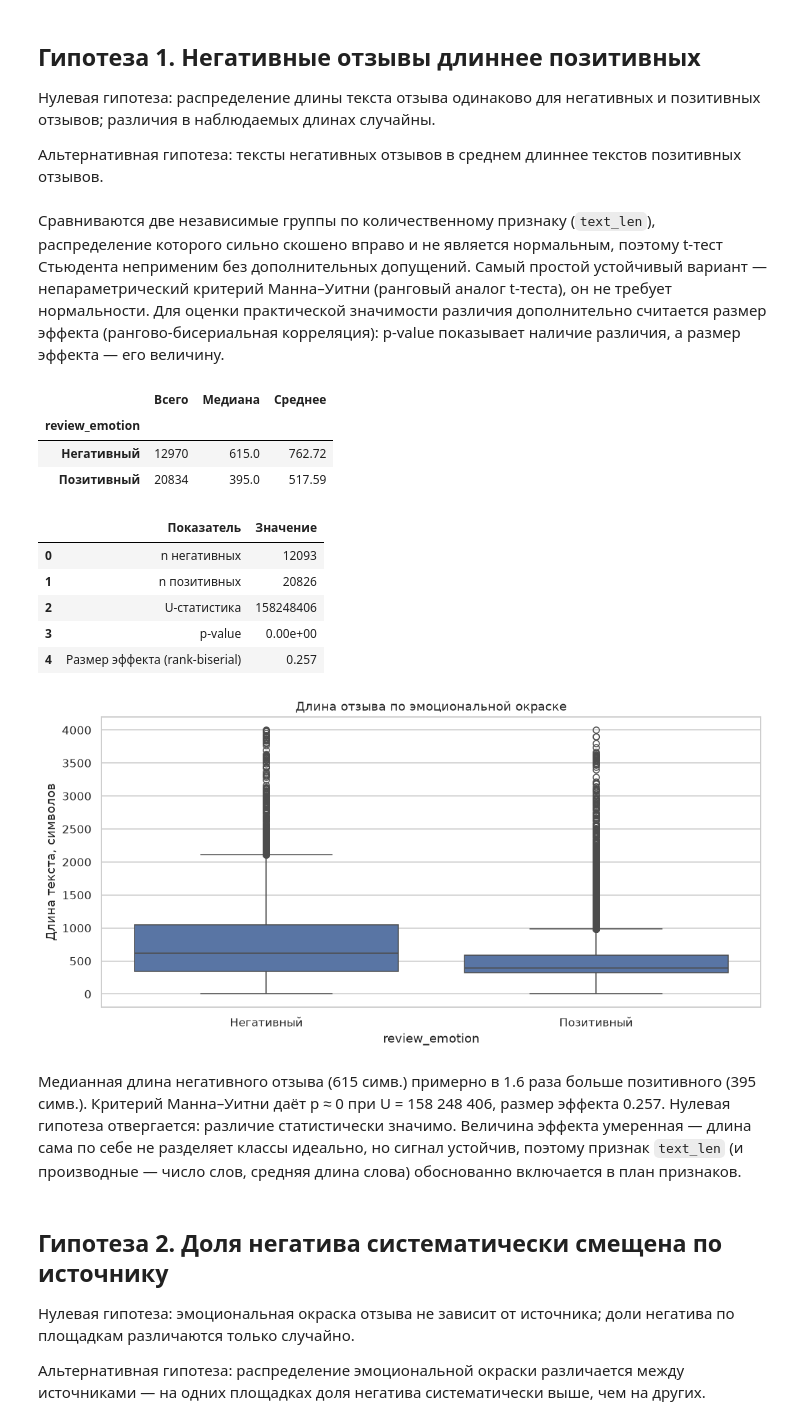
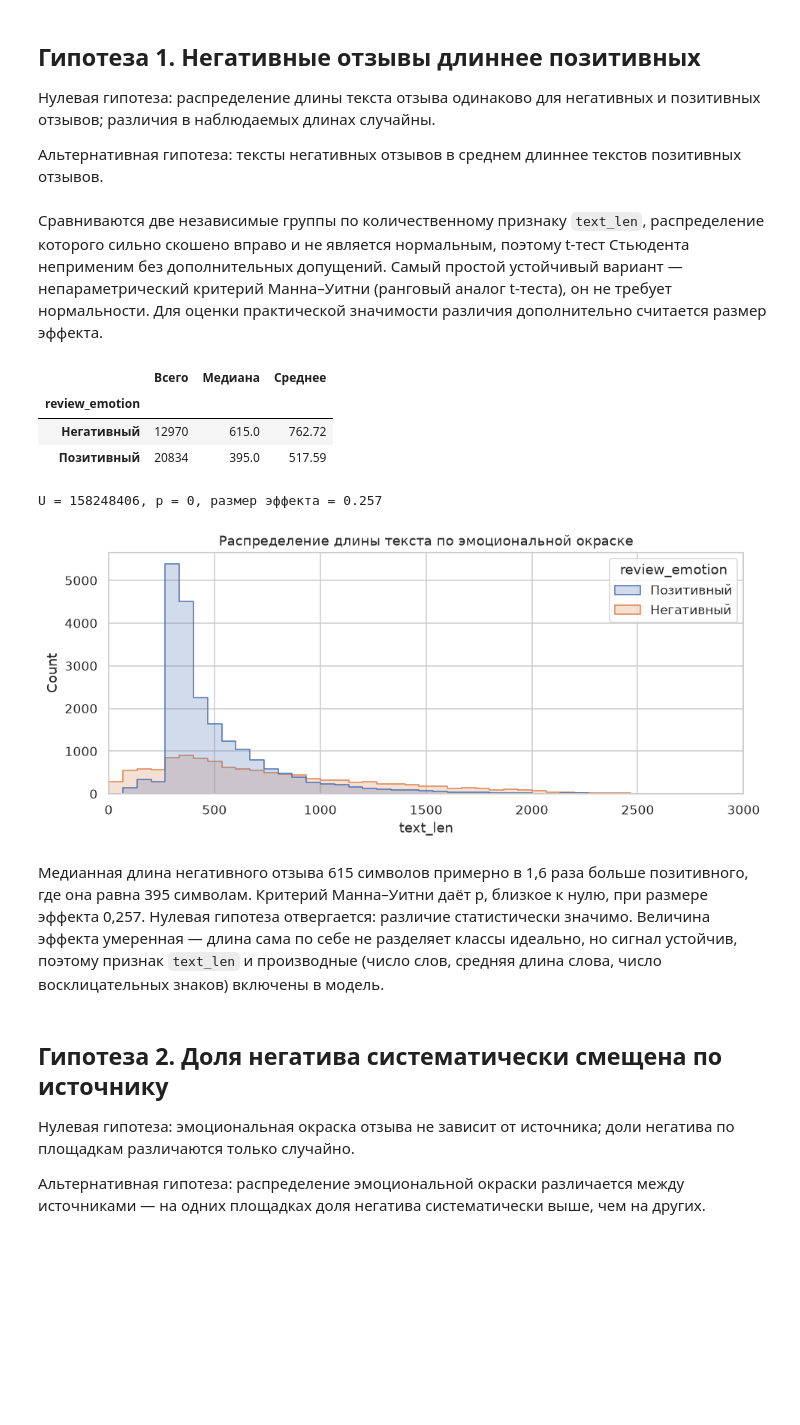
Before and after one commit to NuAsuka/bank-customer-satisfaction-ml-system, a Jupyter notebook: notebooks/01_eda.ipynb, the cells around one changed output. Saved outputs shown, nothing was run; the diff lists cells and outputs as text; code cells hidden in the pictures; blank space fills up the shorter version.

```diff
--- a/notebooks/01_eda.ipynb
+++ b/notebooks/01_eda.ipynb
@@ -14,20 +17,11 @@ path_to_data = project_root / 'data' / 'incoming' / 'history.csv'
 df = pd.read_csv(path_to_data)
 
 df['review_dttm'] = pd.to_datetime(df['review_dttm'])
-df['finish_dttm'] = pd.to_datetime(df['finish_dttm'])
 df['id_client'] = df['id_client'].astype('string')
-df['children_cnt'] = pd.to_numeric(df['children_cnt']).astype('Int64')
-df['csat_score'] = pd.to_numeric(df['csat_score']).astype('float64')
 df['review_text'] = df['review_text'].astype('string')
-
-categorical_cols = [
-    'company', 'review_mark', 'review_emotion', 'review_source',
-    'business_line', 'product', 'reason', 'review_theme', 'subtheme',
-    'solution_flg', 'gender_cd', 'education_level_cd', 'marital_status_cd',
-    'citizenship_country', 'segment_name', 'subscription_important_flg',
-    'new_flg', 'influencer_flg', 'age_segment',
-]
-df[categorical_cols] = df[categorical_cols].astype('category')
+df['review_source'] = df['review_source'].astype('string')
+df['product'] = df['product'].astype('string')
+df['review_emotion'] = df['review_emotion'].astype('string')
 # %% [markdown]
 # Первичный обзор
 # %%
@@ -549,58 +352,42 @@ display(strong_pairs)
 
 Альтернативная гипотеза: тексты негативных отзывов в среднем длиннее текстов позитивных отзывов.
 # %% [markdown]
-Сравниваются две независимые группы по количественному признаку (`text_len`), распределение которого сильно скошено вправо и не является нормальным, поэтому t-тест Стьюдента неприменим без дополнительных допущений. Самый простой устойчивый вариант — непараметрический критерий Манна–Уитни (ранговый аналог t-теста), он не требует нормальности. Для оценки практической значимости различия дополнительно считается размер эффекта (рангово-бисериальная корреляция): p-value показывает наличие различия, а размер эффекта — его величину.
+Сравниваются две независимые группы по количественному признаку `text_len`, распределение которого сильно скошено вправо и не является нормальным, поэтому t-тест Стьюдента неприменим без дополнительных допущений. Самый простой устойчивый вариант — непараметрический критерий Манна–Уитни (ранговый аналог t-теста), он не требует нормальности. Для оценки практической значимости различия дополнительно считается размер эффекта.
 # %%
 from scipy.stats import mannwhitneyu
 
 df['text_len'] = df['review_text'].astype('string').str.len()
 
 length_stats = (
     df.groupby('review_emotion', observed=True)['text_len']
     .agg(Всего='size', Медиана='median', Среднее='mean')
     .round(2)
 )
 display(length_stats)
 
 negative_len = df.loc[df['review_emotion'] == 'Негативный', 'text_len'].dropna()
 positive_len = df.loc[df['review_emotion'] == 'Позитивный', 'text_len'].dropna()
 
-u_stat, p_value = mannwhitneyu(negative_len, positive_len, alternative='greater')
+statistic, p_value = mannwhitneyu(negative_len, positive_len, alternative='two-sided')
+effect = abs(1 - 2 * statistic / (len(negative_len) * len(positive_len)))
 
-# размер эффекта: рангово-бисериальная корреляция
-rank_biserial = 2 * u_stat / (len(negative_len) * len(positive_len)) - 1
+print(f'U = {statistic:.0f}, p = {p_value:.3g}, размер эффекта = {effect:.3f}')
 
-display(pd.DataFrame({
-    'Показатель': [
-        'n негативных', 'n позитивных', 'U-статистика',
-        'p-value', 'Размер эффекта (rank-biserial)',
-    ],
-    'Значение': [
-        len(negative_len), len(positive_len), round(u_stat),
-        f'{p_value:.2e}', round(rank_biserial, 3),
-    ],
-}))
-
-sns.boxplot(data=df, x='review_emotion', y='text_len')
-plt.title('Длина отзыва по эмоциональной окраске')
-plt.xlabel('review_emotion')
-plt.ylabel('Длина текста, символов')
+fig, ax = plt.subplots(figsize=(9, 4))
+sns.histplot(data=df, x='text_len', hue='review_emotion', bins=60, ax=ax, element='step')
+ax.set_xlim(0, 3000)
+ax.set_title('Распределение длины текста по эмоциональной окраске')
 plt.tight_layout()
 plt.show()
 # %% [output]
 |  | Всего | Медиана | Среднее |
 | review_emotion |  |  |  |
 | Негативный | 12970 | 615.0 | 762.72 |
 | Позитивный | 20834 | 395.0 | 517.59 |
-|  | Показатель | Значение |
-| 0 | n негативных | 12093 |
-| 1 | n позитивных | 20826 |
-| 2 | U-статистика | 158248406 |
-| 3 | p-value | 0.00e+00 |
-| 4 | Размер эффекта (rank-biserial) | 0.257 |
+U = 158248406, p = 0, размер эффекта = 0.257
-[figure, old version]
+[figure, new version]
 # %% [markdown]
-Медианная длина негативного отзыва (615 симв.) примерно в 1.6 раза больше позитивного (395 симв.). Критерий Манна–Уитни даёт p ≈ 0 при U = 158 248 406, размер эффекта 0.257. Нулевая гипотеза отвергается: различие статистически значимо. Величина эффекта умеренная — длина сама по себе не разделяет классы идеально, но сигнал устойчив, поэтому признак `text_len` (и производные — число слов, средняя длина слова) обоснованно включается в план признаков.
+Медианная длина негативного отзыва 615 символов примерно в 1,6 раза больше позитивного, где она равна 395 символам. Критерий Манна–Уитни даёт p, близкое к нулю, при размере эффекта 0,257. Нулевая гипотеза отвергается: различие статистически значимо. Величина эффекта умеренная — длина сама по себе не разделяет классы идеально, но сигнал устойчив, поэтому признак `text_len` и производные (число слов, средняя длина слова, число восклицательных знаков) включены в модель.
 # %% [markdown]
 ## Гипотеза 2. Доля негатива систематически смещена по источнику
 
```
Also changed, not shown: parts of 38 cells of this notebook, 3 other files.
